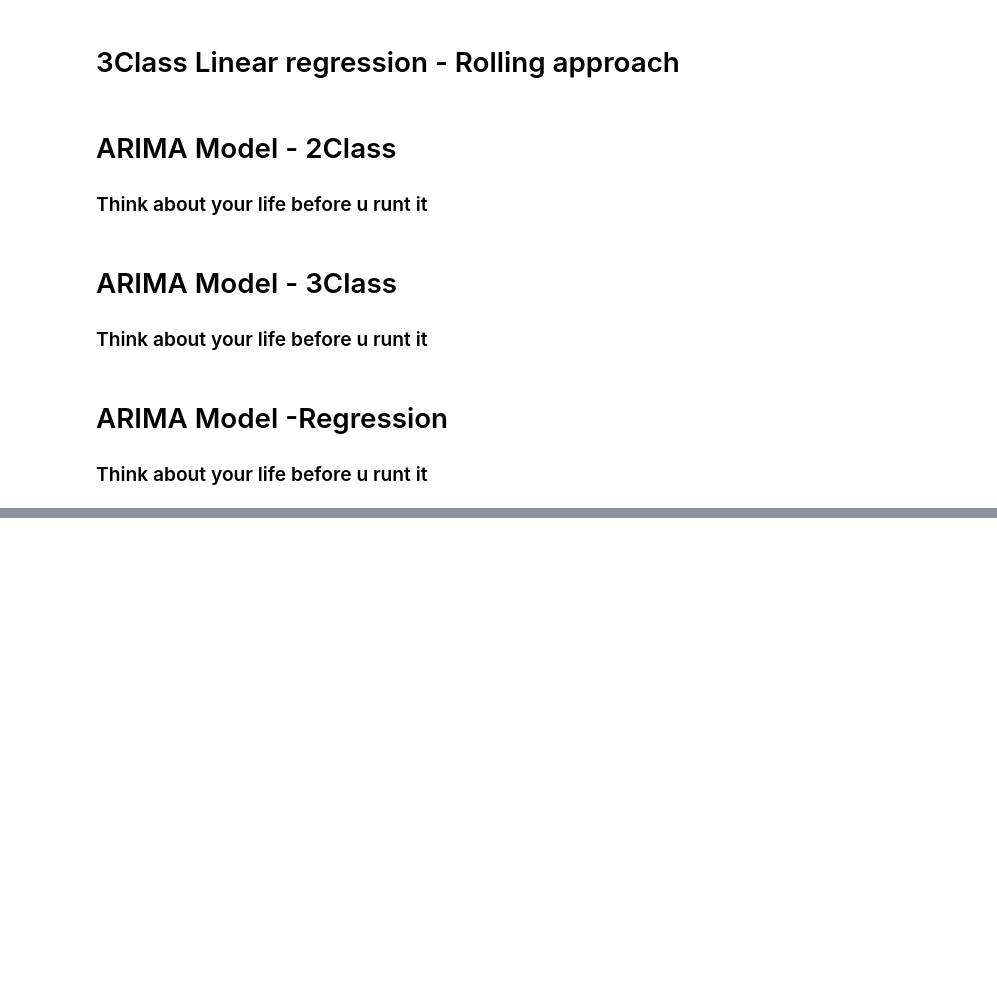
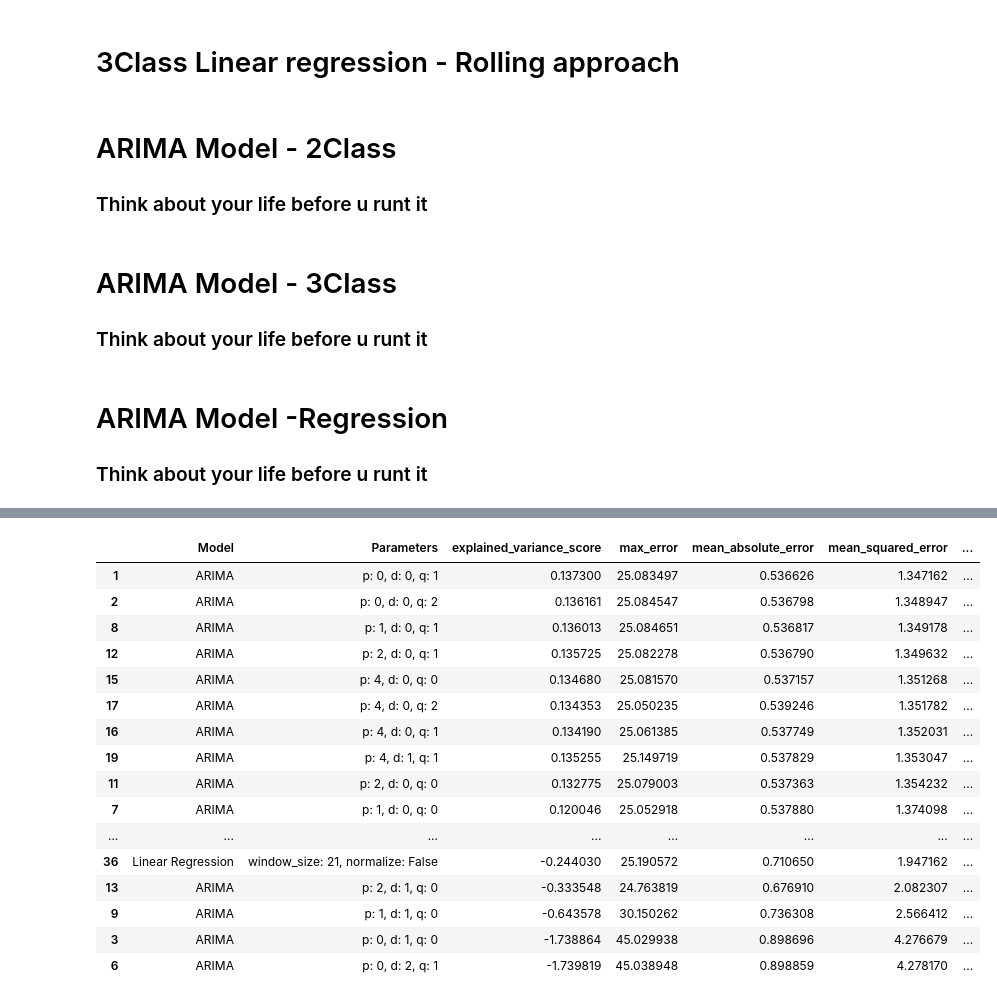
Before and after one commit to KrizanPeter/DP3_Repo, a Jupyter notebook: Experiment NTB.ipynb, the cells around one changed output, grey strips where cells are left out. Cells and saved outputs as stored; diff of their text form; code cells hidden in the pictures; blank space fills up the shorter version.

```diff
--- a/Experiment NTB.ipynb
+++ b/Experiment NTB.ipynb
@@ -670,0 +673,2 @@ resultDf[resultDf['RecalFall'] == resultDf.RecalFall.max()]
+# %%
+resultDf = OpenRegressionResultDataframe()
@@ -670,0 +683,21 @@ resultDf[resultDf['RecalFall'] == resultDf.RecalFall.max()]
+# %%
+resultDf.sort_values('mean_squared_error', ascending=True).head(50)
+#best O
+# %% [output]
+|  | Model | Parameters | explained_variance_score | max_error | mean_absolute_error | mean_squared_error | ... |
+| 1 | ARIMA | p: 0, d: 0, q: 1 | 0.137300 | 25.083497 | 0.536626 | 1.347162 | ... |
+| 2 | ARIMA | p: 0, d: 0, q: 2 | 0.136161 | 25.084547 | 0.536798 | 1.348947 | ... |
+| 8 | ARIMA | p: 1, d: 0, q: 1 | 0.136013 | 25.084651 | 0.536817 | 1.349178 | ... |
+| 12 | ARIMA | p: 2, d: 0, q: 1 | 0.135725 | 25.082278 | 0.536790 | 1.349632 | ... |
+| 15 | ARIMA | p: 4, d: 0, q: 0 | 0.134680 | 25.081570 | 0.537157 | 1.351268 | ... |
+| 17 | ARIMA | p: 4, d: 0, q: 2 | 0.134353 | 25.050235 | 0.539246 | 1.351782 | ... |
+| 16 | ARIMA | p: 4, d: 0, q: 1 | 0.134190 | 25.061385 | 0.537749 | 1.352031 | ... |
+| 19 | ARIMA | p: 4, d: 1, q: 1 | 0.135255 | 25.149719 | 0.537829 | 1.353047 | ... |
+| 11 | ARIMA | p: 2, d: 0, q: 0 | 0.132775 | 25.079003 | 0.537363 | 1.354232 | ... |
+| 7 | ARIMA | p: 1, d: 0, q: 0 | 0.120046 | 25.052918 | 0.537880 | 1.374098 | ... |
+| ... | ... | ... | ... | ... | ... | ... | ... |
+| 36 | Linear Regression | window_size: 21, normalize: False | -0.244030 | 25.190572 | 0.710650 | 1.947162 | ... |
+| 13 | ARIMA | p: 2, d: 1, q: 0 | -0.333548 | 24.763819 | 0.676910 | 2.082307 | ... |
+| 9 | ARIMA | p: 1, d: 1, q: 0 | -0.643578 | 30.150262 | 0.736308 | 2.566412 | ... |
+| 3 | ARIMA | p: 0, d: 1, q: 0 | -1.738864 | 45.029938 | 0.898696 | 4.276679 | ... |
+| 6 | ARIMA | p: 0, d: 2, q: 1 | -1.739819 | 45.038948 | 0.898859 | 4.278170 | ... |
```
Also changed, not shown: parts of 30 cells of this notebook, 9 other files.
